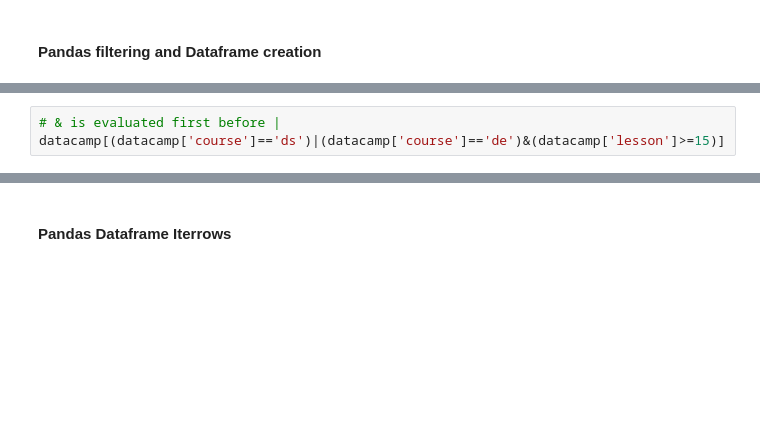
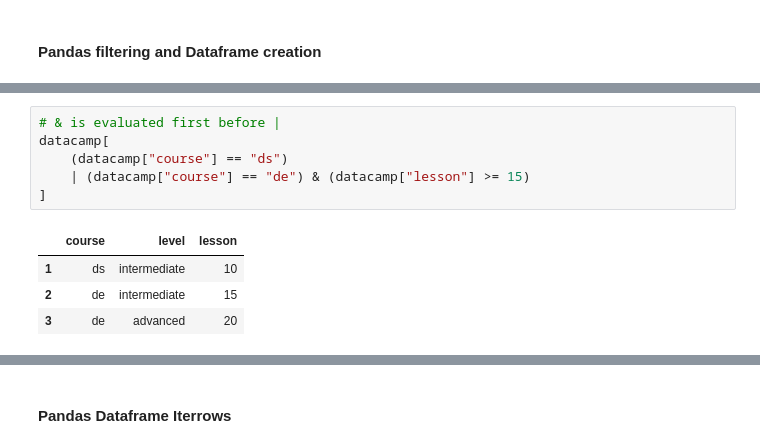
Before and after one commit to lesterlxy/JDE_notebooks, a Jupyter notebook: SA SP2 Practices on Intermediate Python (JDE05).ipynb, the cells around one changed output, grey strips where cells are left out. Saved outputs shown, nothing was run; the diff lists cells and outputs as text; blank space fills up the shorter version.

```diff
--- a/SA SP2 Practices on Intermediate Python (JDE05).ipynb
+++ b/SA SP2 Practices on Intermediate Python (JDE05).ipynb
@@ -99,4 +179,12 @@ datacamp[(datacamp['course']=='ds')|(datacamp['course']=='de')]
 # %%
 # & is evaluated first before |
-datacamp[(datacamp['course']=='ds')|(datacamp['course']=='de')&(datacamp['lesson']>=15)]
+datacamp[
+    (datacamp["course"] == "ds")
+    | (datacamp["course"] == "de") & (datacamp["lesson"] >= 15)
+]
+# %% [output]
+|  | course | level | lesson |
+| 1 | ds | intermediate | 10 |
+| 2 | de | intermediate | 15 |
+| 3 | de | advanced | 20 |
 # %%
```
Also changed, not shown: parts of 41 cells of this notebook, 2 other files.
